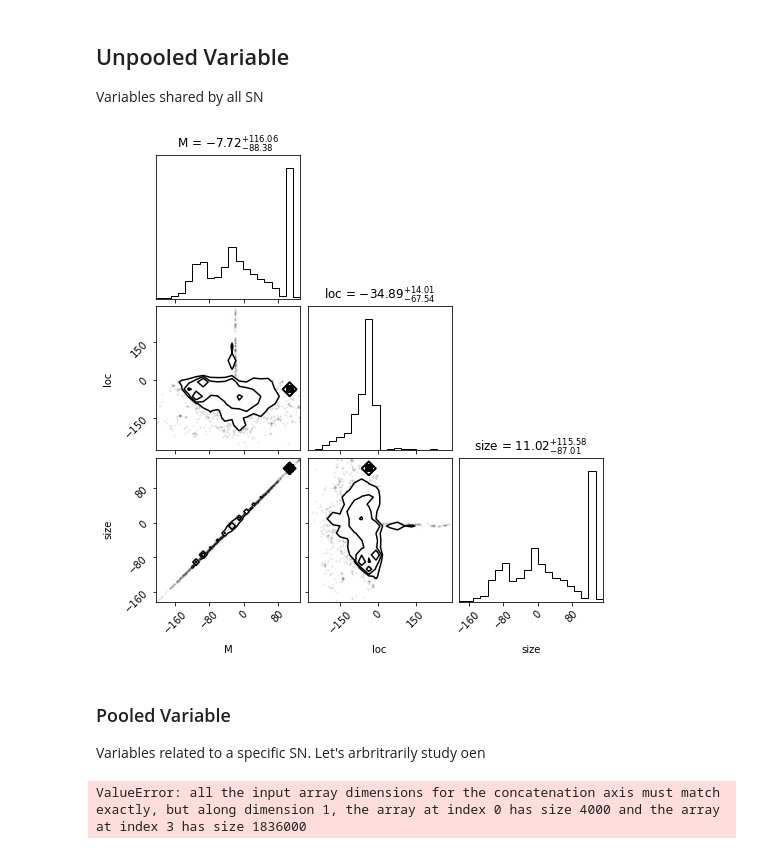
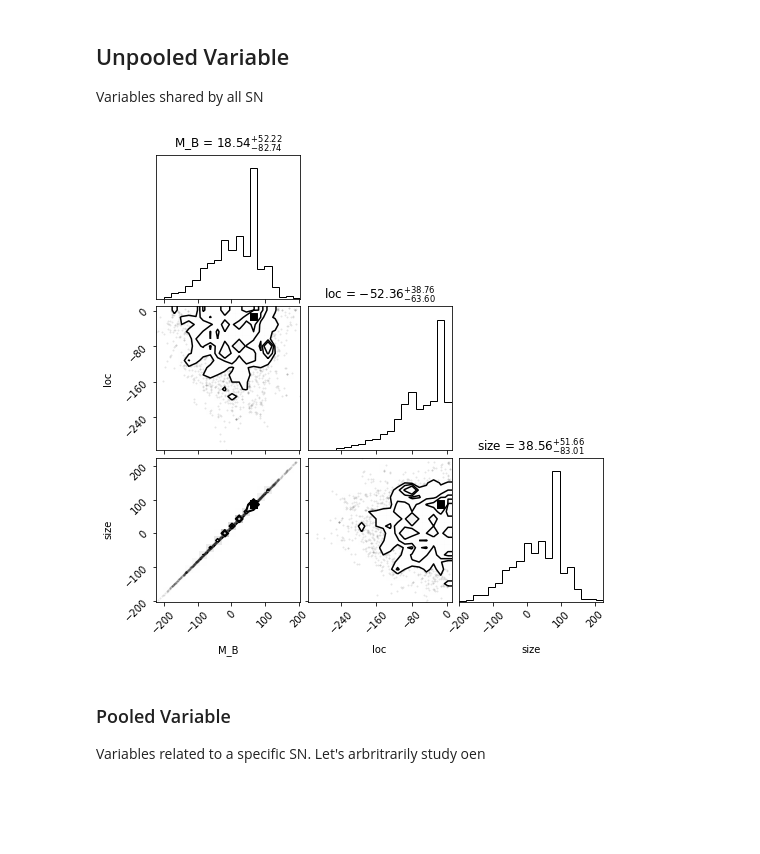
Before and after one commit to ketozhang/research_playground, a Jupyter notebook: hubble_constant_mass_correction/notebook.ipynb, the cells around one changed output. Drawn from its saved outputs; the diff is of its cells as text; code cells hidden in the pictures; blank space fills up the shorter version.

```diff
--- a/hubble_constant_mass_correction/notebook.ipynb
+++ b/hubble_constant_mass_correction/notebook.ipynb
@@ -19,9 +10,9 @@ sne_data.describe()
 # %%
-df = dataloader.get_zpeg(1)
+df = dataloader.get_jla()
 sne_data = df[["mag", "redshift", "stretch", "color", "host_mass"]]
 
 model = Model(
-    sne_data, hubble_constant=70, omega_m=0.3, host_mass_correction_model="step"
+    sne_data, hubble_constant=70, host_mass_correction_model="step"
 )
 
 model
@@ -70,21 +58,12 @@ Variables shared by all SN
 # %%
 from corner import corner
 import numpy as np
 
-labels = ['M', 'loc', 'size']
+labels = [v.name for v in model.pooled_vars]
 corner(np.vstack([trace[k].flatten() for k in labels]).T, labels=labels, show_titles=True);
 # %% [output]
-[figure, old version]
+[figure, new version]
 # %% [markdown]
 ### Pooled Variable
 
 Variables related to a specific SN. Let's arbritrarily study oen
-# %%
-sn_idx = 0
-
-labels = ['M', 'loc', 'size', r'$\Delta M$']
-sn_trace = trace
-
-corner(np.vstack([trace[k].flatten() for k in labels]).T, labels=labels, show_titles=True);
-# %% [output]
-ValueError: all the input array dimensions for the concatenation axis must match exactly, but along dimension 1, the array at index 0 has size 4000 and the array at index 3 has size 1836000
```
Also changed, not shown: parts of 6 cells of this notebook, 5 other files.
